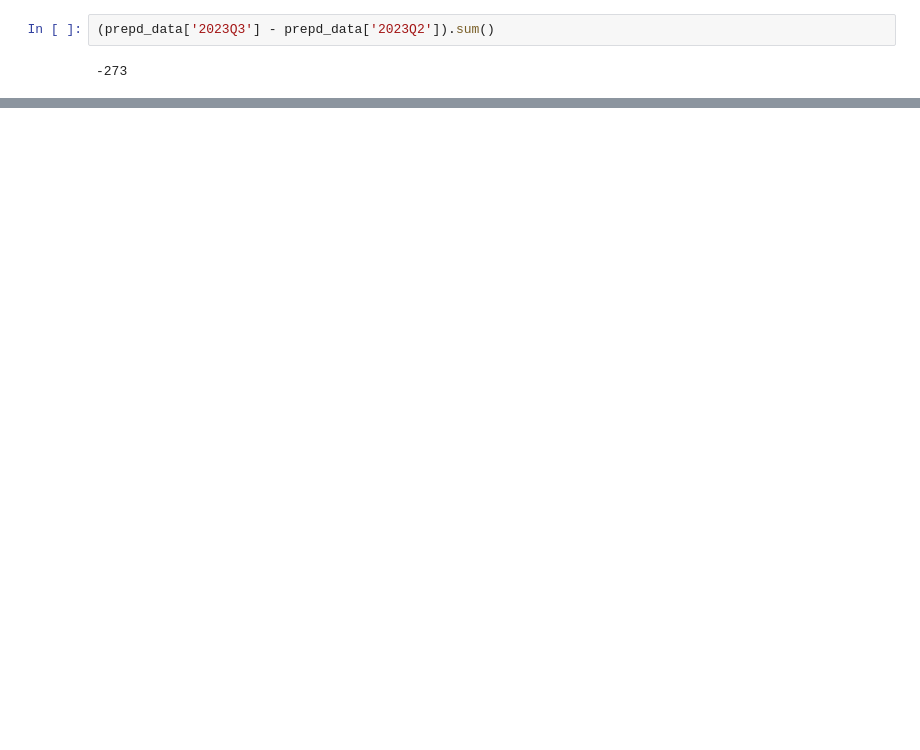
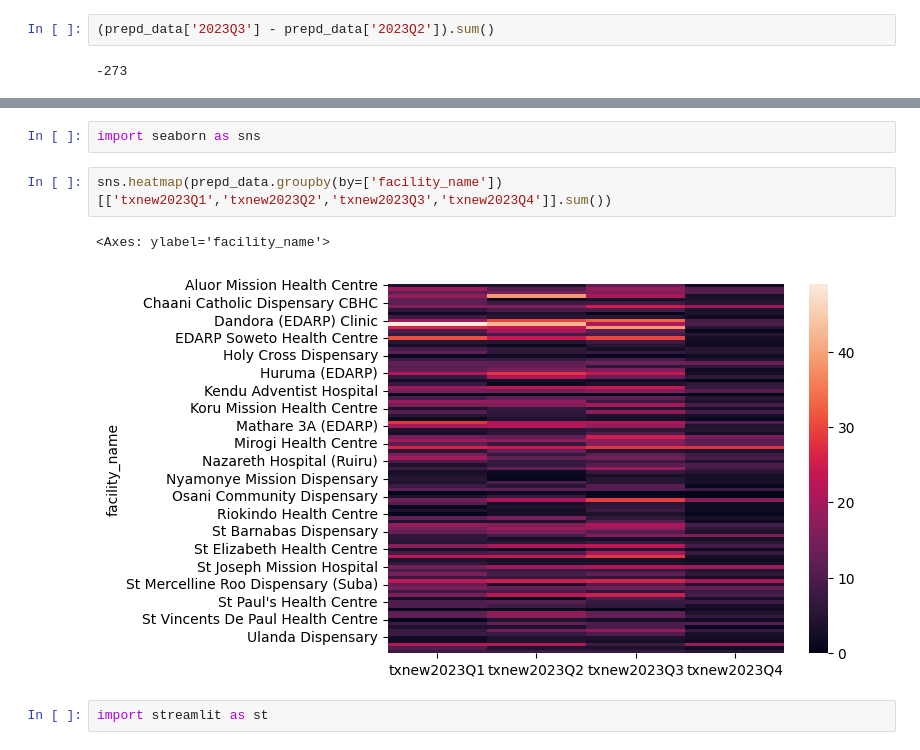
Before and after one commit to WayneNyariroh/wynlb.kccbs_sites_map, a Jupyter notebook: data_prep_cleaning_eda.ipynb, the cells around one changed output, grey strips where cells are left out. Drawn from its saved outputs; the diff is of its cells as text; blank space fills up the shorter version.

```diff
--- a/data_prep_cleaning_eda.ipynb
+++ b/data_prep_cleaning_eda.ipynb
@@ -531,0 +560,9 @@ TypeError: unhashable type: 'DataFrame'
+# %%
+import seaborn as sns
+# %%
+sns.heatmap(prepd_data.groupby(by=['facility_name'])[['txnew2023Q1','txnew2023Q2','txnew2023Q3','txnew2023Q4']].sum())
+# %% [output]
+<Axes: ylabel='facility_name'>
+[figure, added]
+# %%
+import streamlit as st
```
Also changed, not shown: parts of 18 cells of this notebook, 8 other files.
